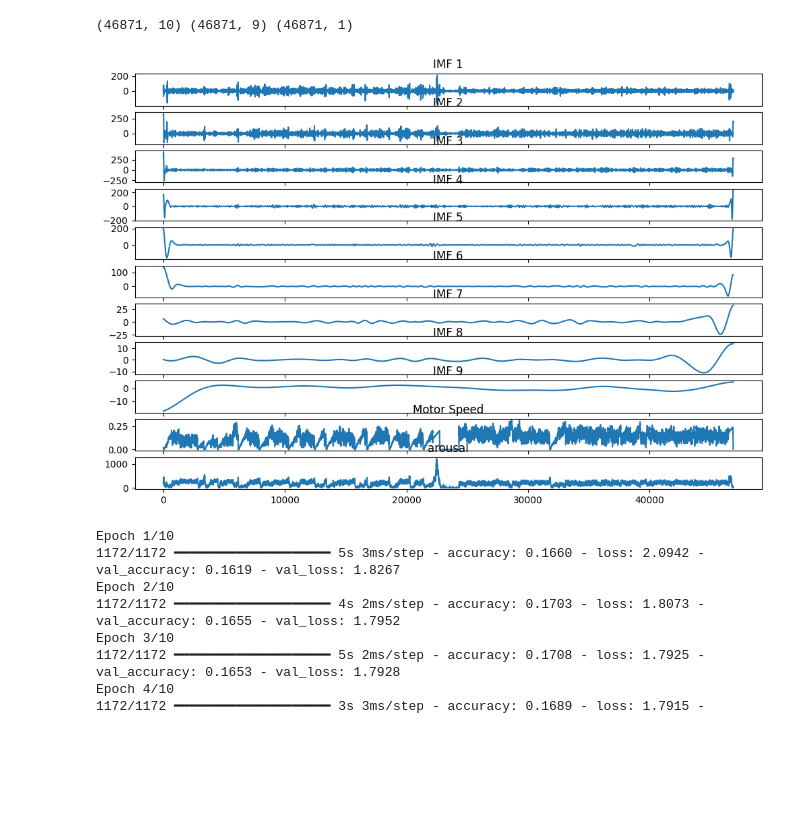
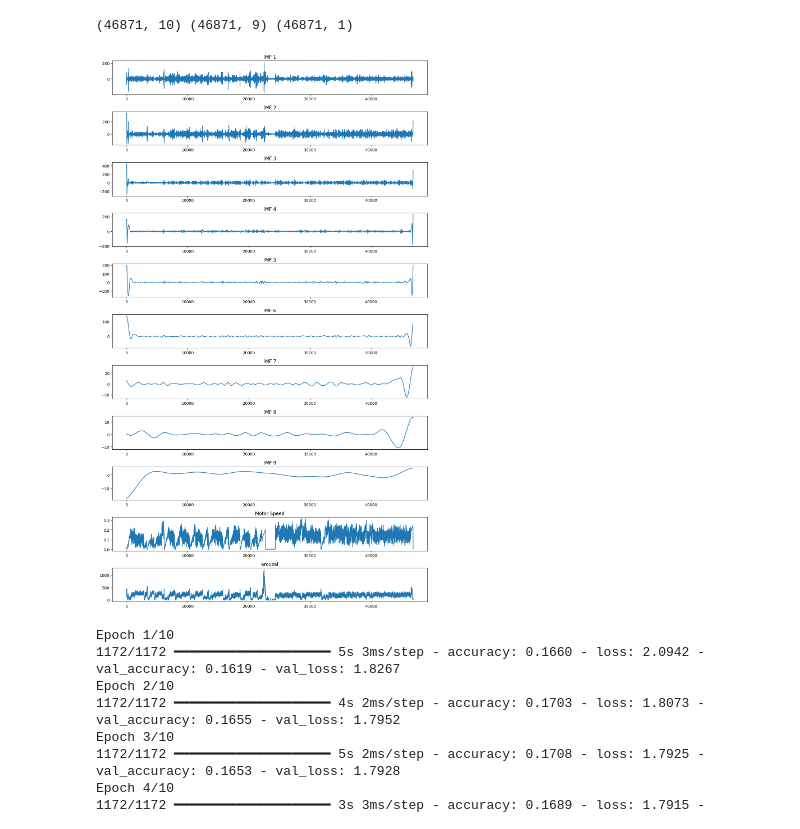
Before and after one commit to B4ben-69/tensorFlow_edging, a Jupyter notebook: Process_Input.ipynb, the cells around one changed output. Saved outputs shown, nothing was run; the diff lists cells and outputs as text; code cells hidden in the pictures; blank space fills up the shorter version.

```diff
--- a/Process_Input.ipynb
+++ b/Process_Input.ipynb
@@ -53,36 +53,36 @@ min_length = min(len(imfs), len(motor_values), len(runMode_values), len(permitOr
 #dataset = np.hstack((imfs[:min_length],
 #                      motor_values[:min_length].reshape(-1, 1),
 #                      runMode_encoded[:min_length],
 #                      permitOrgasm_values[:min_length].reshape(-1, 1)))
 dataset = np.hstack((imfs,
                       motor_values.reshape(-1, 1),
                       ))
 
 
 # Print the shape of the dataset
 print(dataset.shape, imfs.shape, motor_values.reshape(-1, 1).shape)
 
 # Plot the IMFs and motor speed
 num_imfs = imfs.shape[1]
-fig, axes = plt.subplots(num_imfs + 2, 1, figsize=(12, 8))
+fig, axes = plt.subplots(num_imfs + 2, 1, figsize=(12, 20))
 
 # Plot IMFs
 for i in range(num_imfs):
   axes[i].plot(imfs[:, i])
   axes[i].set_title(f"IMF {i+1}")
 
 # Plot motor speed in the last subplot
 axes[num_imfs].plot(motor_values)
 axes[num_imfs].set_title('Motor Speed')
 
 # Plot arousal in the last subplot
 axes[num_imfs+1].plot(arousal)
 axes[num_imfs+1].set_title('arousal')
-#plt.tight_layout()
+plt.tight_layout()
 plt.show()
 # %% [output]
 (46871, 10) (46871, 9) (46871, 1)
-[figure, old version]
+[figure, new version]
 # %%
 import tensorflow as tf
 from tensorflow.keras.models import Sequential
```
